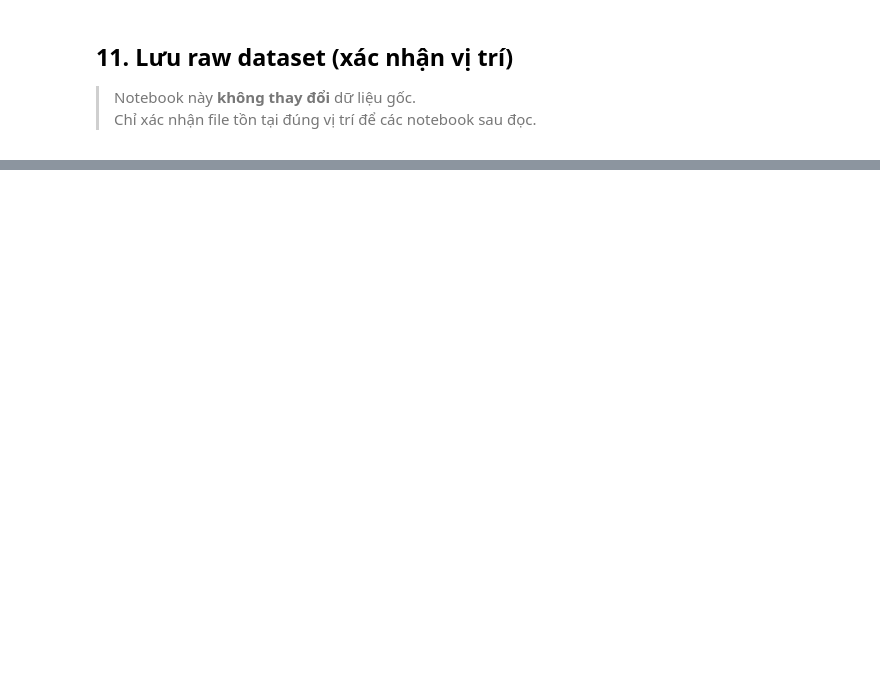
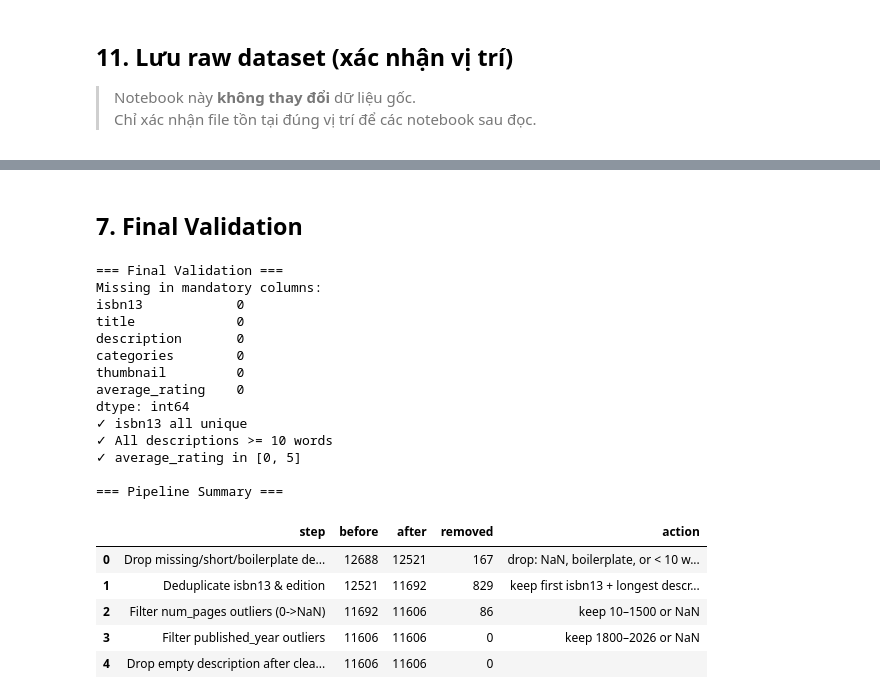
Before and after one commit to lamtd1/IT4930, a Jupyter notebook: AI/01_data_collection.ipynb, the cells around one changed output, grey strips where cells are left out. Cells and saved outputs as stored; diff of their text form; code cells hidden in the pictures; blank space fills up the shorter version.

```diff
--- a/AI/01_data_collection.ipynb
+++ b/AI/01_data_collection.ipynb
@@ -442,0 +399,5 @@ Notebook 01 complete. Proceed to 02_eda_visualization.ipynb
+# %%
+df_raw = df.copy()
+OUT_PATH = 'data/processed/books_clean.csv'
+os.makedirs('data/processed', exist_ok=True)
+print('Bridge set: df_raw and OUT_PATH initialized.')
@@ -442,0 +551,12 @@ Notebook 01 complete. Proceed to 02_eda_visualization.ipynb
+# %%
+# description_length: word count
+df['description_length'] = df['description'].str.split().str.len()
+
+# book_age: years since publication (CURRENT_YEAR = 2026)
+df['book_age'] = 2026 - df['published_year']
+
+# tag_clean: lowercased, stripped categories
+df['tag_clean'] = df['categories'].str.lower().str.strip()
+
+print('New features added:')
+print(df[['description_length', 'book_age', 'tag_clean']].describe(include='all'))
@@ -442,0 +648,49 @@ Notebook 01 complete. Proceed to 02_eda_visualization.ipynb
+# %% [markdown]
+## 7. Final Validation
+# %%
+print('=== Final Validation ===')
+
+# 1. No missing in mandatory columns
+mandatory = ['isbn13', 'title', 'description', 'categories', 'thumbnail', 'average_rating']
+mandatory_present = [c for c in mandatory if c in df_final.columns]
+missing_mandatory = df_final[mandatory_present].isnull().sum()
+print('Missing in mandatory columns:')
+print(missing_mandatory)
+assert missing_mandatory.sum() == 0, 'ERROR: mandatory columns still have nulls!'
+
+# 2. isbn13 unique
+assert df_final['isbn13'].nunique() == len(df_final), 'ERROR: duplicate isbn13!'
+print('✓ isbn13 all unique')
+
+# 3. description_length >= 10
+assert (df_final['description_length'] >= 10).all(), 'ERROR: short descriptions found!'
+print('✓ All descriptions >= 10 words')
+
+# 4. average_rating in [0, 5]
+assert df_final['average_rating'].between(0, 5).all(), 'ERROR: rating out of range!'
+print('✓ average_rating in [0, 5]')
+
+print()
+print('=== Pipeline Summary ===')
+pd.DataFrame(log)
+# %% [output]
+=== Final Validation ===
+Missing in mandatory columns:
+isbn13            0
+title             0
+description       0
+categories        0
+thumbnail         0
+average_rating    0
+dtype: int64
+✓ isbn13 all unique
+✓ All descriptions >= 10 words
+✓ average_rating in [0, 5]
+
+=== Pipeline Summary ===
+|  | step | before | after | removed | action |
+| 0 | Drop missing/short/boilerplate de... | 12688 | 12521 | 167 | drop: NaN, boilerplate, or < 10 w... |
+| 1 | Deduplicate isbn13 & edition | 12521 | 11692 | 829 | keep first isbn13 + longest descr... |
+| 2 | Filter num_pages outliers (0->NaN) | 11692 | 11606 | 86 | keep 10–1500 or NaN |
+| 3 | Filter published_year outliers | 11606 | 11606 | 0 | keep 1800–2026 or NaN |
+| 4 | Drop empty description after clea... | 11606 | 11606 | 0 |  |
```
Also changed, not shown: parts of 39 cells of this notebook, 45 other files.
